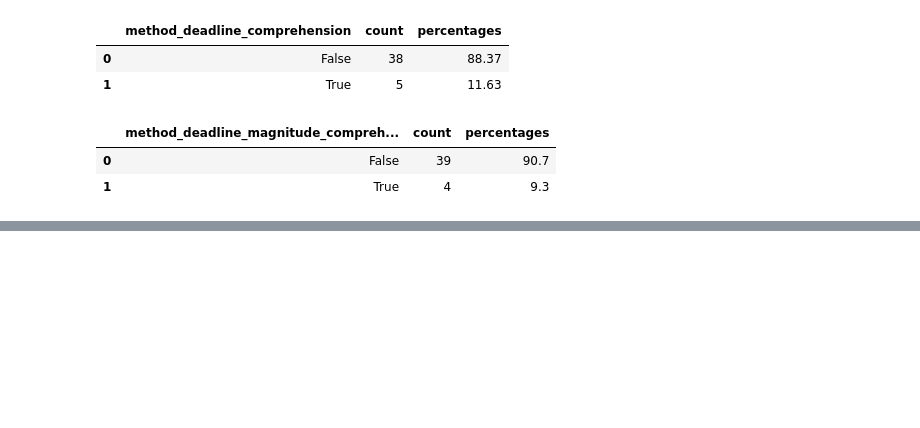
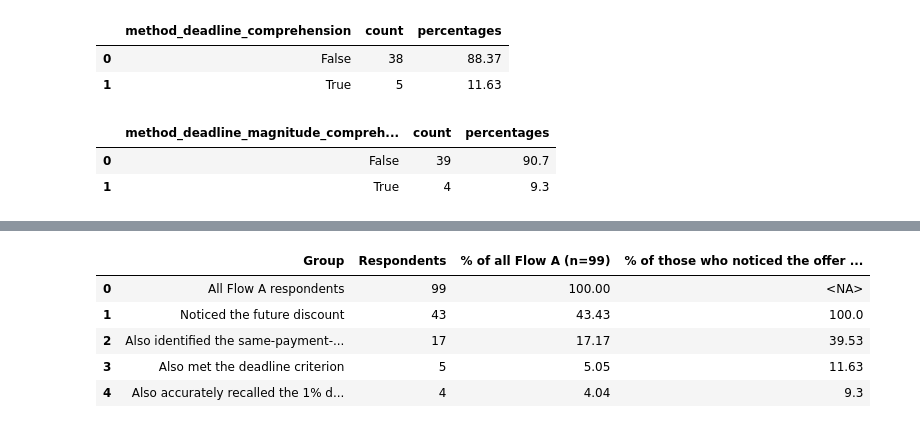
Before and after one commit to elena-kolo/payment-flow-experimentation-analysis, a Jupyter notebook: notebooks/03_prototype_analysis.ipynb, the cells around one changed output, grey strips where cells are left out. Saved outputs shown, nothing was run; the diff lists cells and outputs as text; code cells hidden in the pictures; blank space fills up the shorter version.

```diff
--- a/notebooks/03_prototype_analysis.ipynb
+++ b/notebooks/03_prototype_analysis.ipynb
@@ -1386,0 +1443,50 @@ Only a small minority met the combined criteria for the two redemption requireme
+# %%
+comprehension_coverage = pd.DataFrame([
+    {
+        'Group': 'All Flow A respondents',
+        'Respondents': flow_a_counts,
+        '% of all Flow A (n=99)': flow_a_pct,
+        '% of those who noticed the offer (n=43)': pd.NA
+    },
+    {
+        'Group': 'Noticed the future discount',
+        'Respondents': flow_a_future_dsc_noticed_counts,
+        '% of all Flow A (n=99)': flow_a_future_dsc_noticed_pct,
+        '% of those who noticed the offer (n=43)': flow_a_future_dsc_noticed_pct_of_noticed
+    },
+    {
+        'Group': 'Also identified the same-payment-method requirement',
+        'Respondents': flow_a_method_counts,
+        '% of all Flow A (n=99)': flow_a_method_pct,
+        '% of those who noticed the offer (n=43)': flow_a_method_pct_of_noticed
+    },
+    {
+        'Group': 'Also met the deadline criterion',
+        'Respondents': flow_a_method_deadline_counts,
+        '% of all Flow A (n=99)': flow_a_method_deadline_pct,
+        '% of those who noticed the offer (n=43)': flow_a_method_deadline_pct_of_noticed
+    },
+    {
+        'Group': 'Also accurately recalled the 1% discount',
+        'Respondents': flow_a_method_deadline_magnitude_counts,
+        '% of all Flow A (n=99)': flow_a_method_deadline_magnitude_pct,
+        '% of those who noticed the offer (n=43)': flow_a_method_deadline_magnitude_pct_of_noticed
+    }
+]).astype({
+    '% of those who noticed the offer (n=43)': 'Float64'
+}).round(2)
+
+
+# Keep only groups with a percentage among respondents who noticed the offer
+comprehension_coverage_noticed = comprehension_coverage.dropna(
+    subset=['% of those who noticed the offer (n=43)']
+)
+
+display(comprehension_coverage)
+# %% [output]
+|  | Group | Respondents | % of all Flow A (n=99) | % of those who noticed the offer ... |
+| 0 | All Flow A respondents | 99 | 100.00 | <NA> |
+| 1 | Noticed the future discount | 43 | 43.43 | 100.0 |
+| 2 | Also identified the same-payment-... | 17 | 17.17 | 39.53 |
+| 3 | Also met the deadline criterion | 5 | 5.05 | 11.63 |
+| 4 | Also accurately recalled the 1% d... | 4 | 4.04 | 9.3 |
```
Also changed, not shown: parts of 15 cells of this notebook.
